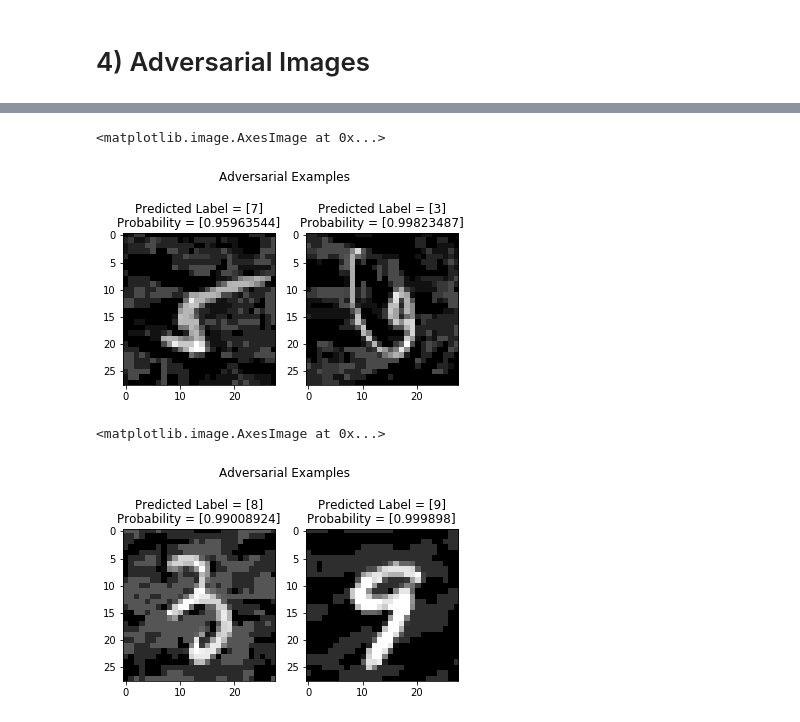
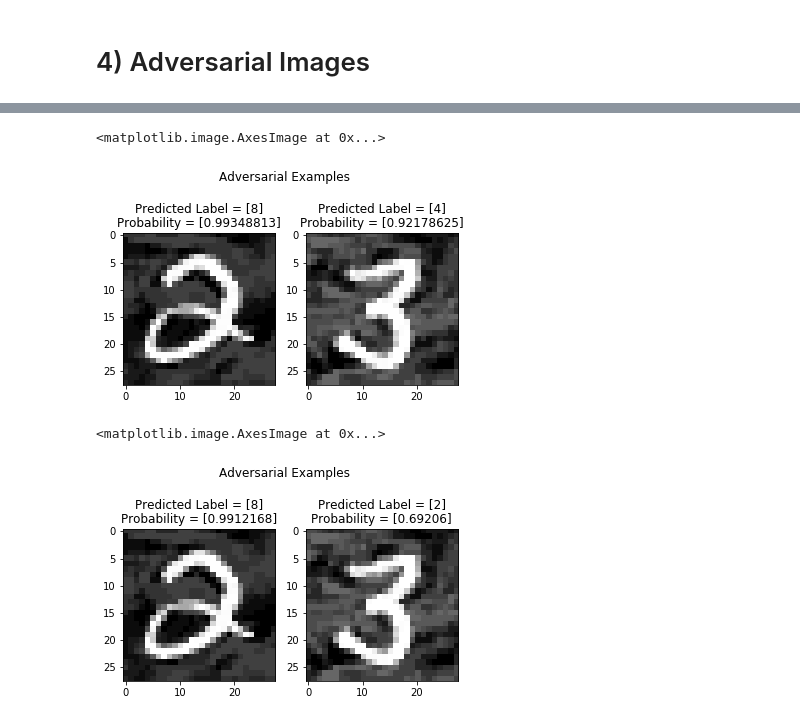
Before and after one commit to adarshmodh/Deep-Learning-Projects, a Jupyter notebook: Adarsh_Modh_CIS680_HW1.ipynb, the cells around one changed output, grey strips where cells are left out. Drawn from its saved outputs; the diff is of its cells as text; code cells hidden in the pictures.

```diff
--- a/Adarsh_Modh_CIS680_HW1.ipynb
+++ b/Adarsh_Modh_CIS680_HW1.ipynb
@@ -304,7 +304,7 @@ XOR_net(
   (fc2): Linear(in_features=2, out_features=1, bias=True)
 )
 # %%
-optimizer = optim.Adam(model.parameters(), lr = 0.03)
+optimizer = optim.Adam(model.parameters(), lr = 0.01)
 
 # Train and plot here
 hold_loss=[]
@@ -382,7 +381,7 @@ from torchvision import datasets, transforms
 
 normalize = transforms.Normalize(mean=[0.0],std=[1.0])
 transform = transforms.Compose(
-        [transforms.ToTensor()])
+        [transforms.ToTensor(),normalize])
 
 trainset = datasets.MNIST(data_folder / "MNIST_data/", download=True, train=True, transform=transform)
 valset = datasets.MNIST(data_folder / "MNIST_data/", download=True, train=False, transform=transform)
@@ -567,9 +566,9 @@ def fgsm_attack(image, epsilon, data_grad):
     # Collect the element-wise sign of the data gradient
     sign_data_grad = data_grad.sign()
     # Create the perturbed image by adjusting each pixel of the input image
-    perturbed_image = image + epsilon*sign_data_grad
+    perturbed_image = image + torch.clamp(epsilon*sign_data_grad, 0, 1)
     # Adding clipping to maintain [0,1] range
-    perturbed_image = torch.clamp(perturbed_image, 0.0, 1.0)
+    perturbed_image = torch.clamp(perturbed_image, -1, 1)
     # Return the perturbed image
     return perturbed_image
 
@@ -577,9 +576,9 @@ def t_fgsm_attack(image, epsilon, data_grad):
     # Collect the element-wise sign of the data gradient
     sign_data_grad = data_grad.sign()
     # Create the perturbed image by adjusting each pixel of the input image
-    perturbed_image = image - epsilon*sign_data_grad
+    perturbed_image = image + torch.clamp(-epsilon*sign_data_grad, 0, 1)
     # Adding clipping to maintain [0,1] range
-    perturbed_image = torch.clamp(perturbed_image, 0.0, 1.0)
+    perturbed_image = torch.clamp(perturbed_image, -1, 1)
     # Return the perturbed image
     return perturbed_image
 
@@ -607,14 +606,15 @@ def test(model, device, testloader, epsilon, attack):
       # Send the data and label to the device
       image, target_label = image.to(device), target_label.to(device)
 
-      print(image)
-      noise = torch.zeros(image.shape, device=device, requires_grad=True)
-      perturbed_image = image.clone() + noise
+      # print(image)
+      # noise = torch.zeros(image.shape, device=device, requires_grad=True)
+      perturbed_image = image.clone()
+
 
       while(probability < 0.9 or flag<500):
         # Forward pass the data through the model
 
-        # perturbed_image.requires_grad = True
+        perturbed_image.requires_grad = True
         output = model(perturbed_image)
 
         flag+=1
@@ -632,16 +632,13 @@ def test(model, device, testloader, epsilon, attack):
         loss.backward()
 
         # Collect datagrad
-        data_grad = noise.grad.data
+        data_grad = perturbed_image.grad.data
 
         # Call FGSM Attack
         if attack == "fgsm":
-          noise = fgsm_attack(noise.detach().clone(), epsilon, data_grad)
+          perturbed_image = fgsm_attack(perturbed_image.detach().clone(), epsilon, data_grad)
         elif attack == "t_fgsm":
-          noise = t_fgsm_attack(noise.detach().clone(), epsilon, data_grad)
-
-        noise.requires_grad = True
-        perturbed_image = image + noise
+          perturbed_image = t_fgsm_attack(perturbed_image.detach().clone(), epsilon, data_grad)
 
         # Re-classify the perturbed image
         with torch.no_grad():
@@ -649,32 +646,33 @@ def test(model, device, testloader, epsilon, attack):
 
         # Check for success
         probability,final_pred = torch.max(torch.exp(new_output),dim=1)
-        print(probability.data, final_pred)
+        probability,final_pred = probability.detach().cpu().numpy(), final_pred.cpu().numpy()
+        print("Probability = {} Predicted Class = {}".format(probability, final_pred))
 
         if attack == "fgsm":
-          if final_pred != target_label and probability.data>0.9:
+          if final_pred != target_label.cpu().numpy() and probability>0.9:
             adv_examples.append(perturbed_image.view(28,28).detach().cpu().numpy())
-            adv_final_pred_labels.append([final_pred.cpu().numpy(),probability.detach().cpu().numpy()])
+            adv_final_pred_labels.append([final_pred,probability])
             flag = 500
             print("fgsm_pass")
         elif attack == "t_fgsm":
-          if final_pred == target_label and probability.data>0.9:
+          if final_pred == target_label.cpu().numpy() and probability>0.9:
             adv_examples.append(perturbed_image.view(28,28).detach().cpu().numpy())
-            adv_final_pred_labels.append([final_pred.cpu().numpy(),probability.detach().cpu().numpy()])
+            adv_final_pred_labels.append([final_pred,probability])
             flag = 500
             print("tfgsm_pass")
 
     return adv_examples, adv_final_pred_labels
 
-epsilons = 0.1
+epsilon = 0.05
 
 #!!!!!!!!!!!!!!!! Uncomment for Q1 !!!!!!!!!!!!!!!!!!!!!!!!!!
 #random attack
-# examples, pred_labels = test(model, device, adv_testloader, epsilons, "fgsm")
+# examples, pred_labels = test(model, device, adv_testloader, epsilon, "fgsm")
 
 #!!!!!!!!!!!!!!!! Uncomment for Q2 !!!!!!!!!!!!!!!!!!!!!!!!!!
 #targeted attack
-examples, pred_labels = test(model, device, adv_testloader, epsilons, "t_fgsm")
+examples, pred_labels = test(model, device, adv_testloader, epsilon, "t_fgsm")
 
 fig, (ax1, ax2) = plt.subplots(1, 2)
 fig.suptitle('Adversarial Examples')
@@ -703,5 +703,5 @@ tfgsm_pass
 <matplotlib.image.AxesImage at 0x...>
-[figure, old version]
+[figure, new version]
 # %%
 #Q4.3 retrain the network again and save it in mnist_1.pt and test for the adversarial images
 
@@ -725,4 +725,4 @@ ax1.imshow(examples[0], cmap="gray")
 ax2.imshow(examples[1], cmap="gray")
 # %% [output]
 <matplotlib.image.AxesImage at 0x...>
-[figure, old version]
+[figure, new version]
```
Also changed, not shown: parts of 5 cells of this notebook.
